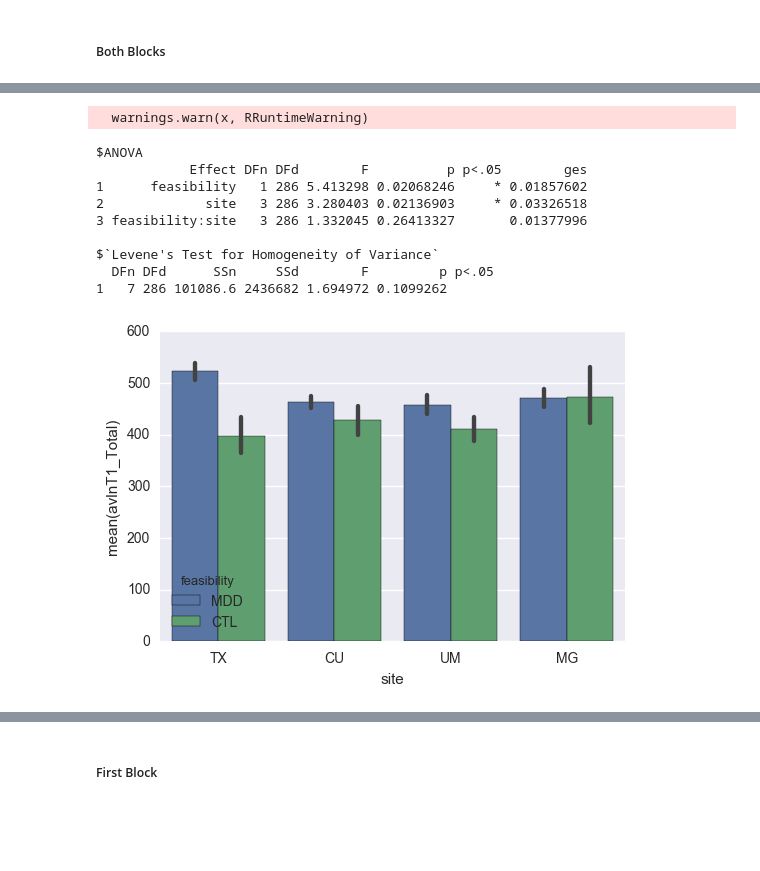
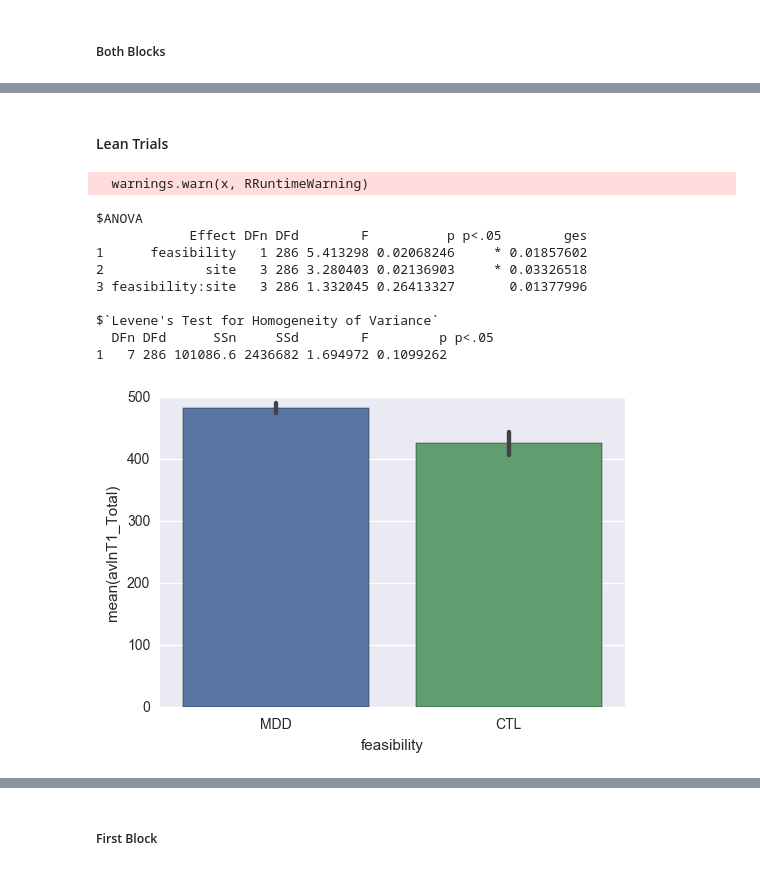
Before and after one commit to vlawlor/EMBARC-PRT, a Jupyter notebook: PRT_Prettier.ipynb, the cells around one changed output, grey strips where cells are left out. Cells and saved outputs as stored; diff of their text form; code cells hidden in the pictures; blank space fills up the shorter version.

```diff
--- a/PRT_Prettier.ipynb
+++ b/PRT_Prettier.ipynb
@@ -555,17 +561,19 @@ $`Levene's Test for Homogeneity of Variance`
+# %% [markdown]
+#### Lean Trials
 # %%
-rts = sns.barplot(y='avlnT1_Total', x = 'site', data=df_firstsess, hue = 'feasibility', ci=68)
+rts = sns.barplot(y='avlnT1_Total', x = 'feasibility', data=df_firstsess, ci=68)
 %Rpush df_firstsess
 %R rt_anova <- ezANOVA(data = df_firstsess, dv = avlnT1_Total, between = .(feasibility, site), wid=ProjectSpecificID)
 %R print(rt_anova)
 # %% [output]
   warnings.warn(x, RRuntimeWarning)
 $ANOVA
             Effect DFn DFd        F          p p<.05        ges
 1      feasibility   1 286 5.413298 0.02068246     * 0.01857602
 2             site   3 286 3.280403 0.02136903     * 0.03326518
 3 feasibility:site   3 286 1.332045 0.26413327       0.01377996
 
 $`Levene's Test for Homogeneity of Variance`
   DFn DFd      SSn     SSd        F         p p<.05
 1   7 286 101086.6 2436682 1.694972 0.1099262
-[figure, old version]
+[figure, new version]
```
Also changed, not shown: parts of 19 cells of this notebook.
